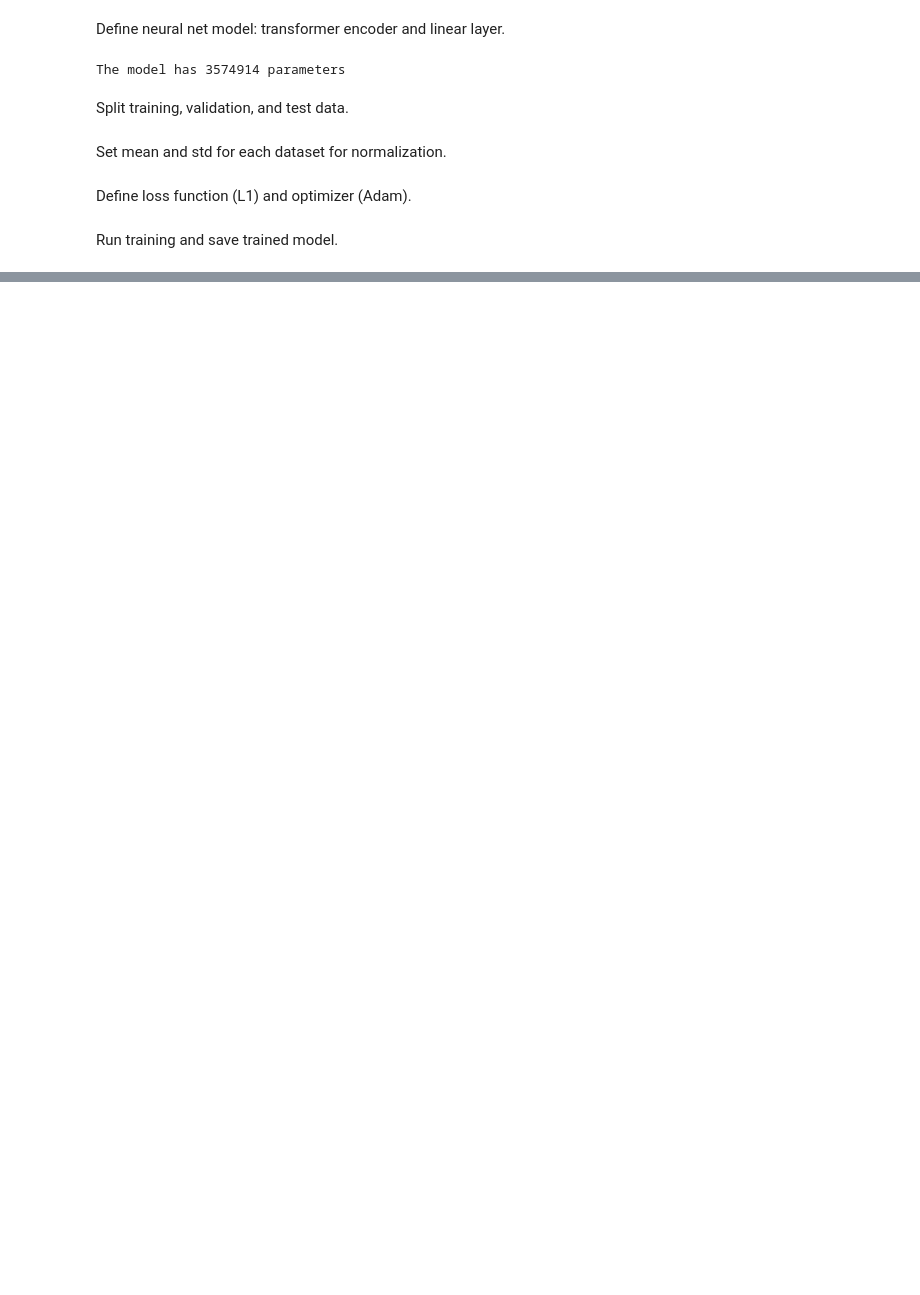
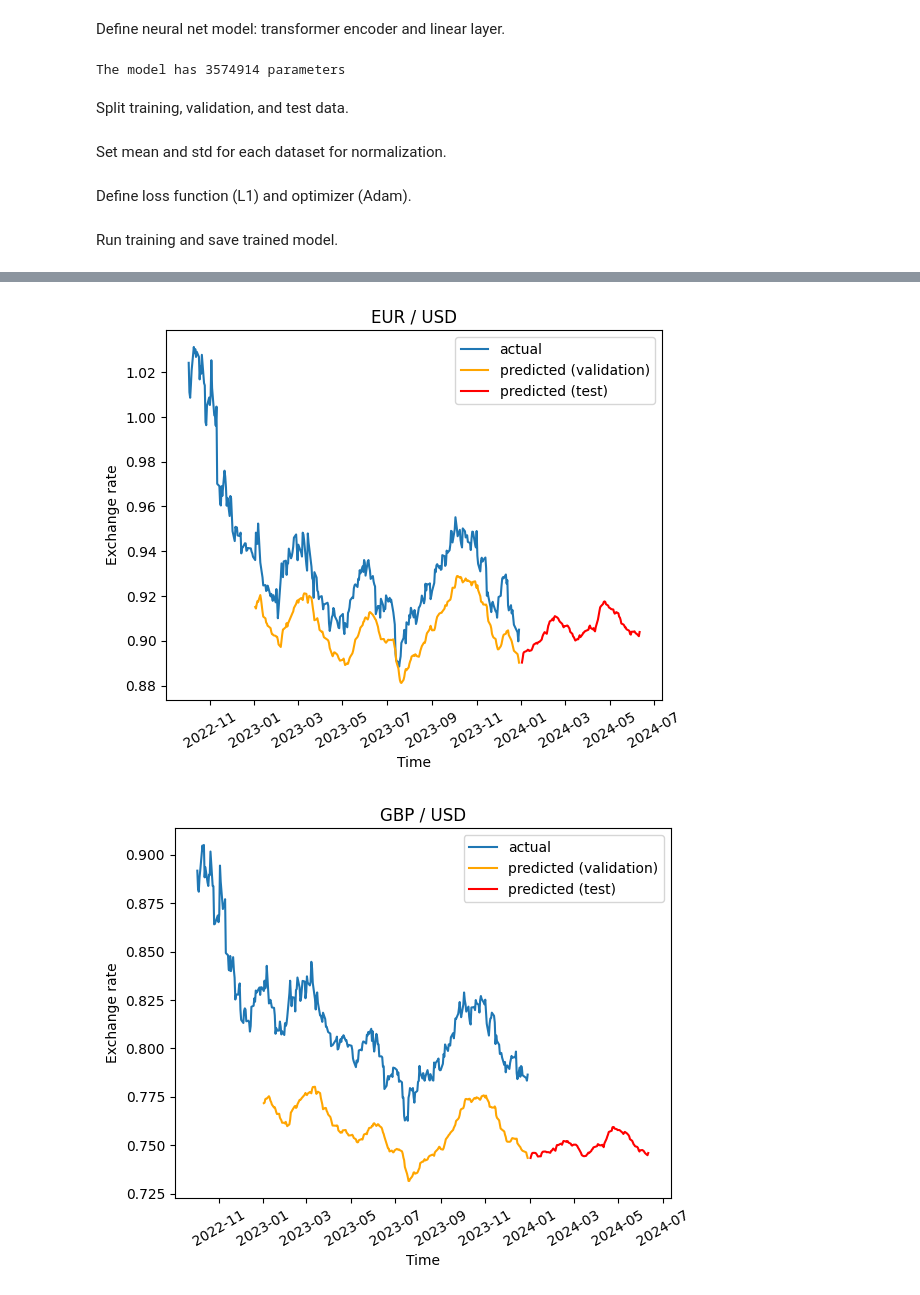
Before and after one commit to paulbuiqg/transformer_forecaster, a Jupyter notebook: demo.ipynb, the cells around one changed output, grey strips where cells are left out. Saved outputs shown, nothing was run; the diff lists cells and outputs as text; code cells hidden in the pictures; blank space fills up the shorter version.

```diff
--- a/demo.ipynb
+++ b/demo.ipynb
@@ -83,7 +83,7 @@ class ExchangeTimeSeries(Dataset):
         self.feat_std = torch.tensor([1] * N_FEAT)
 
     def __len__(self) -> int:
-        return len(self.data_0) - INPUT_LENGTH - 1
+        return len(self.data_0) - INPUT_LENGTH
 
     def __getitem__(self, i: int) -> Tuple[torch.Tensor, torch.Tensor]:
         # Input sequences
@@ -372,0 +399,39 @@ model.predict(dataloader_test)
+# %%
+data_eur_val['PRED_VALUE'] = np.concatenate((np.array([np.nan] * INPUT_LENGTH),
+                                             y_val_pred[:,0]))
+data_gbp_val['PRED_VALUE'] = np.concatenate((np.array([np.nan] * INPUT_LENGTH),
+                                             y_val_pred[:,1]))
+
+data_eur_test['PRED_VALUE'] = np.concatenate((np.array([np.nan] * INPUT_LENGTH),
+                                              y_test_pred[:,0]))
+data_gbp_test['PRED_VALUE'] = np.concatenate((np.array([np.nan] * INPUT_LENGTH),
+                                              y_test_pred[:,1]))
+
+plt.plot(data_eur_val['TIME_PERIOD'], data_eur_val['OBS_VALUE'],
+         label='actual')
+plt.plot(data_eur_val['TIME_PERIOD'], data_eur_val['PRED_VALUE'],
+         color='orange', label='predicted (validation)')
+plt.plot(data_eur_test['TIME_PERIOD'], data_eur_test['PRED_VALUE'],
+         color='red', label='predicted (test)')
+plt.legend()
+plt.xlabel('Time')
+plt.ylabel('Exchange rate')
+plt.title('EUR / USD')
+plt.xticks(rotation=30)
+plt.show()
+
+plt.plot(data_gbp_val['TIME_PERIOD'], data_gbp_val['OBS_VALUE'],
+         label='actual')
+plt.plot(data_gbp_val['TIME_PERIOD'], data_gbp_val['PRED_VALUE'],
+         color='orange', label='predicted (validation)')
+plt.plot(data_gbp_test['TIME_PERIOD'], data_gbp_test['PRED_VALUE'],
+         color='red', label='predicted (test)')
+plt.legend()
+plt.xlabel('Time')
+plt.ylabel('Exchange rate')
+plt.xticks(rotation=30)
+plt.title('GBP / USD')
+plt.show()
+# %% [output]
+[figure, added]
+[figure, added]
```
Also changed, not shown: parts of 8 cells of this notebook.
